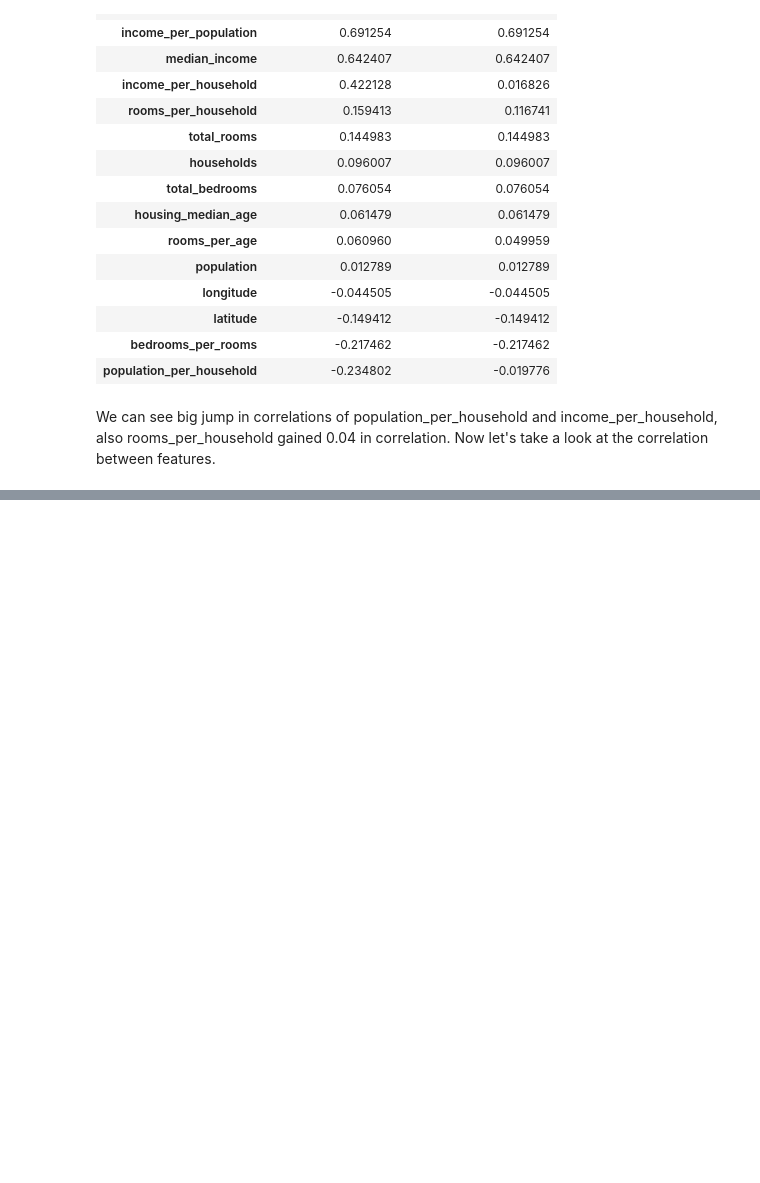
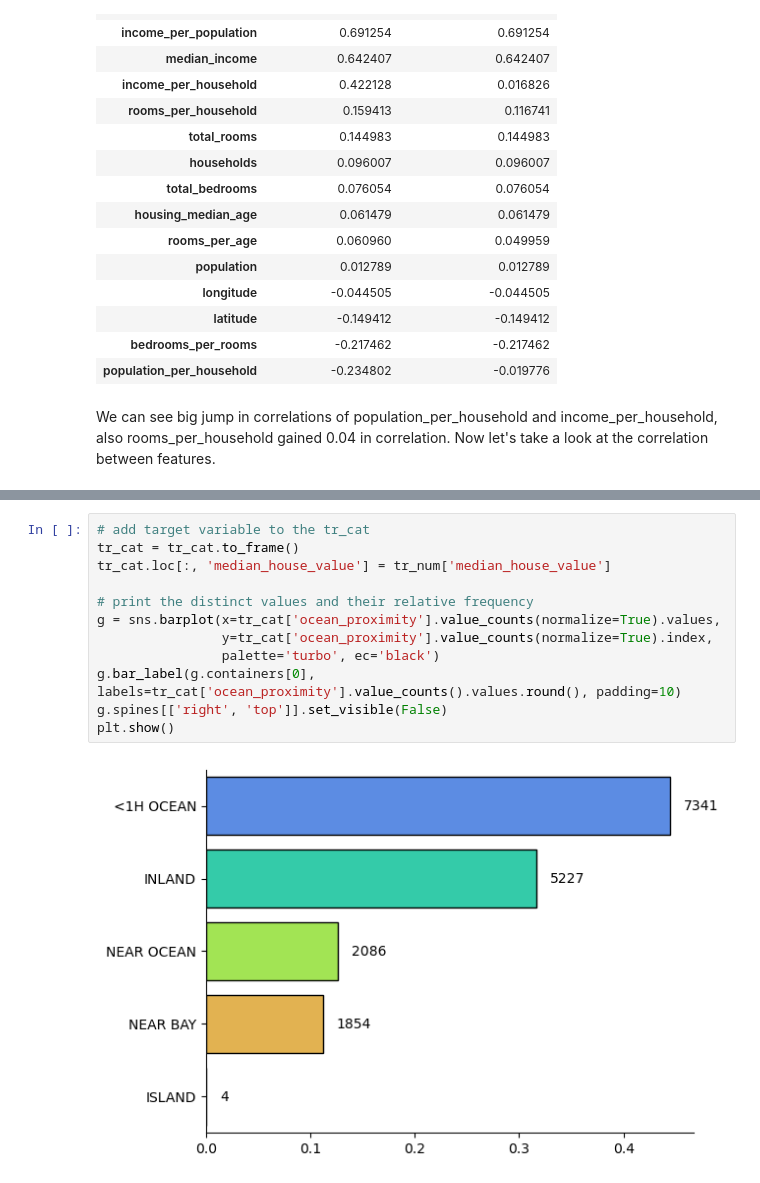
Before and after one commit to jack-sparrowh/California_Housing_Prices, a Jupyter notebook: Chapter_2_housing.ipynb, the cells around one changed output, grey strips where cells are left out. Drawn from its saved outputs; the diff is of its cells as text; blank space fills up the shorter version.

```diff
--- a/Chapter_2_housing.ipynb
+++ b/Chapter_2_housing.ipynb
@@ -492,0 +524,14 @@ from classes_for_pipeline_py import MulticollinearityHandler, small_PCA
+# %%
+# add target variable to the tr_cat
+tr_cat = tr_cat.to_frame()
+tr_cat.loc[:, 'median_house_value'] = tr_num['median_house_value']
+
+# print the distinct values and their relative frequency
+g = sns.barplot(x=tr_cat['ocean_proximity'].value_counts(normalize=True).values,
+                y=tr_cat['ocean_proximity'].value_counts(normalize=True).index,
+                palette='turbo', ec='black')
+g.bar_label(g.containers[0], labels=tr_cat['ocean_proximity'].value_counts().values.round(), padding=10)
+g.spines[['right', 'top']].set_visible(False)
+plt.show()
+# %% [output]
+[figure, added]
```
Also changed, not shown: parts of 45 cells of this notebook, 1 other file.
